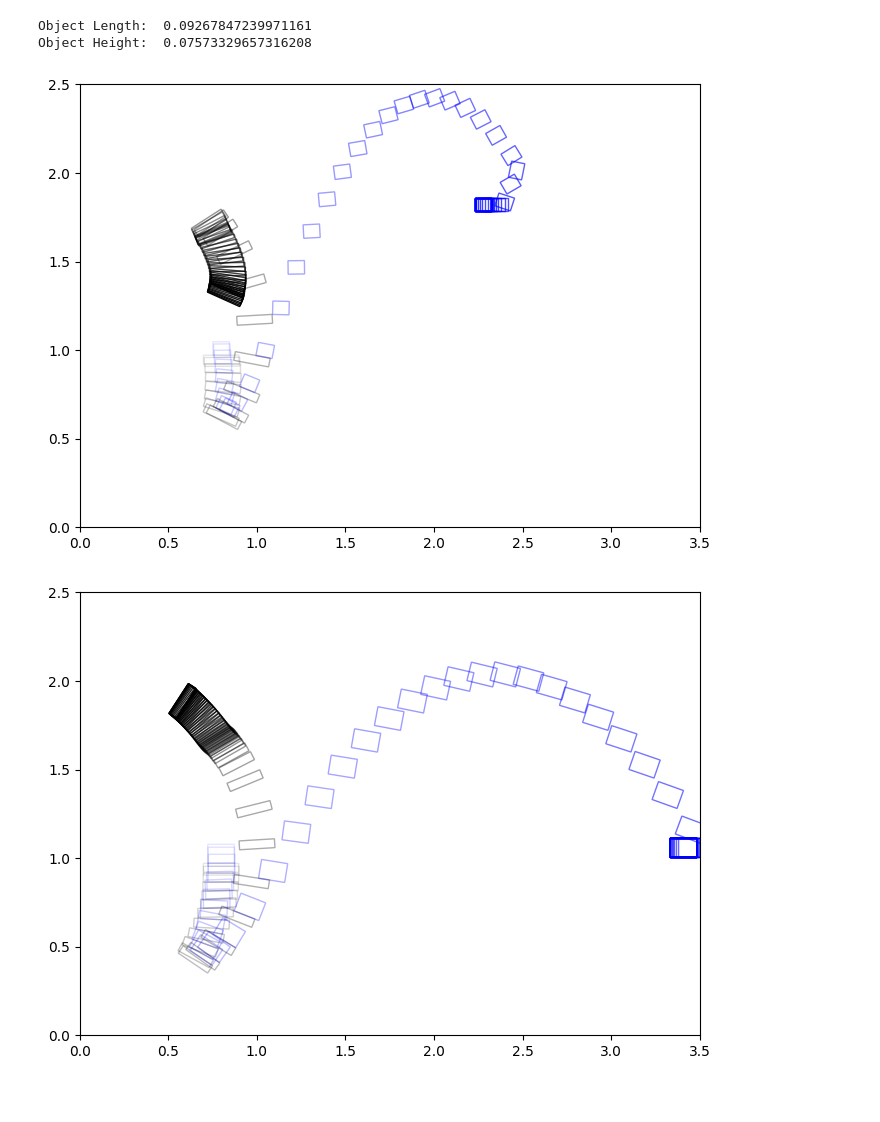
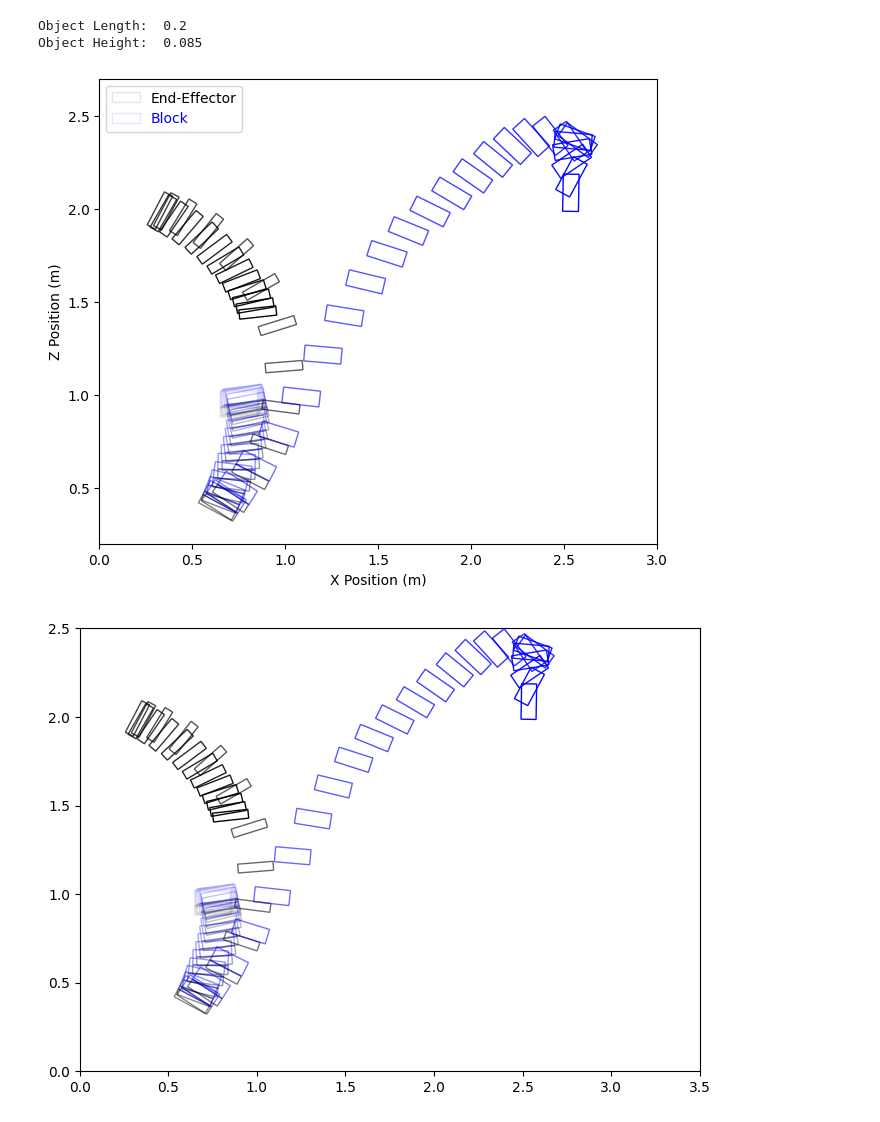
Before and after one commit to Abdullah-AIST/NP-Throw, a Jupyter notebook: scripts/plot.ipynb, the cells around one changed output. Drawn from its saved outputs; the diff is of its cells as text; code cells hidden in the pictures.

```diff
--- a/scripts/plot.ipynb
+++ b/scripts/plot.ipynb
@@ -82,7 +82,7 @@ n_success: 100.0
 n_drops: 0.0
 Success Trajs:  ['000', '001', '002', '003', '004', '005', '006', '007', '008', '009', '010', '011', '012', '013', '014', '015', '016', '017', '018', '019', '020', '021', '022', '023', '024', '025', ' ...
 # %%
-traj_ind = "007"
+traj_ind = "002"
 states_traj = np.loadtxt(os.path.join(dataset_dir.format(seed), traj_ind,"states_traj.txt"), delimiter=',')
 # [block_state, ee_state, joint_state, target_pos, object_model], dim=-1
 # "ObjectModel": torch.cat((self.block_mass, self.block_staticFriction, self.block_dynamicFriction, self.block_restitution, self.real_assets_sizes, self.block_com, self.x_shift.reshape(-1,1)), dim=-1),
@@ -237,43 +237,60 @@ Object Height:  0.07573329657316208
 print("Object Length: ", object_length)
 print("Object Height: ", object_height)
 
+object_length = 0.2
+object_height = 0.085
 ee_length = 0.2
 ee_height = 0.05
 # intial state
 fig, ax = plt.subplots(figsize=(8, 8))
 # add rectangle for the block
 
 n=len(block_pos)
-N = 48
+N = 44
 i_0 = 0
 for i in range(i_0,i_0+N,1):
 
-    ee = plt.Rectangle((ee_pos[i,0]-ee_length/2, ee_pos[i,2]-ee_height), ee_length, ee_height, edgecolor='black', facecolor='none',angle=ee_tilt[i],rotation_point=(ee_pos[i,0], ee_pos[i,2]),alpha=0.1 + 0.9*(i-i_0)/N)
+    ee = plt.Rectangle((ee_pos[i,0]-ee_length/2, ee_pos[i,2]-ee_height), ee_length, ee_height, edgecolor='black', facecolor='none',angle=ee_tilt[i],rotation_point=(ee_pos[i,0], ee_pos[i,2]),alpha=0.1 + 0.9*((i-i_0)/N)**0.9)
     ax.add_patch(ee)
 
     theta_radians = np.radians(ee_tilt[i])
     c, s = np.cos(theta_radians), np.sin(theta_radians)
     Rot = np.array(((c, -s), (s, c)))
 
 
     # Perform matrix multiplication to get the rotated vector
     block_pos_i = Rot @ block_pos[i, [0,2]] + ee_pos[i, [0,2]]
 
-    block = plt.Rectangle((block_pos_i[0]-object_length/2, block_pos_i[1]-object_height/2), object_length, object_height, edgecolor='blue', facecolor='none',angle=block_tilt[i], rotation_point="center", alpha=0.1 + 0.9*(i-i_0)/N)
+    block = plt.Rectangle((block_pos_i[0]-object_length/2, block_pos_i[1]-object_height/2), object_length, object_height, edgecolor='blue', facecolor='none',angle=block_tilt[i], rotation_point="center", alpha=0.1 + 0.9*((i-i_0)/N)**0.9)
     ax.add_patch(block)
+
 
 minX= min(np.min(ee_pos[:i_0+N, 0]), np.min(block_pos[:i_0+N, 0]))
 minY= min(np.min(ee_pos[:i_0+N, 2]), np.min(block_pos[:i_0+N, 2]))
 
-ax.set_xlim(-0.0, 3.5)
-ax.set_ylim(0.0, 2.5)
+ax.set_xlim(-0.0, 3)
+ax.set_ylim(0.2, 2.7)
 plt.gca().set_aspect('equal')
+ax.set_xlabel("X Position (m)")
+ax.set_ylabel("Z Position (m)")
+# add legend with blue for block and black for end-effector
+ax.legend(["End-Effector", "Block"])
+# color the legend boxes
+legend = ax.get_legend()
+legend.get_texts()[0].set_color('black')
+legend.get_texts()[1].set_color('blue')
 # remove axis
 #plt.axis('off')
+# image size 720x1280
+plt.gcf().set_size_inches(7.2, 12.8)
+# save the figure with high dpi and tight layout
+plt.savefig("../plots/throw_trajectory.png", dpi=300, bbox_inches='tight')
+plt.savefig("../plots/throw_trajectory.pdf", dpi=300, bbox_inches='tight')
+plt.savefig("../plots/throw_trajectory.jpg", dpi=300, bbox_inches='tight')
 # %% [output]
-Object Length:  0.09267847239971161
-Object Height:  0.07573329657316208
+Object Length:  0.2
+Object Height:  0.085
-[figure, old version]
+[figure, new version]
 # %%
 # visualize the motion of the block and the end-effector over time using the position and tilt angle
 # visualize using rectangles for the block and the end-effector
@@ -312,7 +329,7 @@ for ind, traj_ind in enumerate(["011", ]):
     # add rectangle for the block
 
     n=len(block_pos)
-    N = 64
+    N = 44
     i_0 = 0
     for i in range(i_0,i_0+N,1):
 
@@ -336,4 +353,4 @@ plt.gca().set_aspect('equal')
 # remove axis
 #plt.axis('off')
 # %% [output]
-[figure, old version]
+[figure, new version]
```
Also changed, not shown: parts of 6 cells of this notebook, 35 other files.
